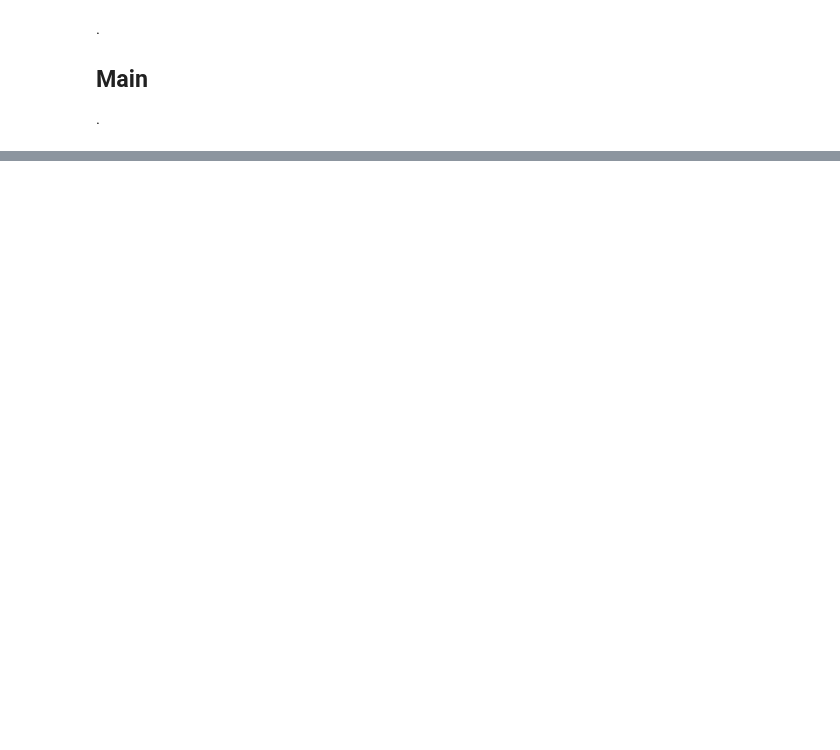
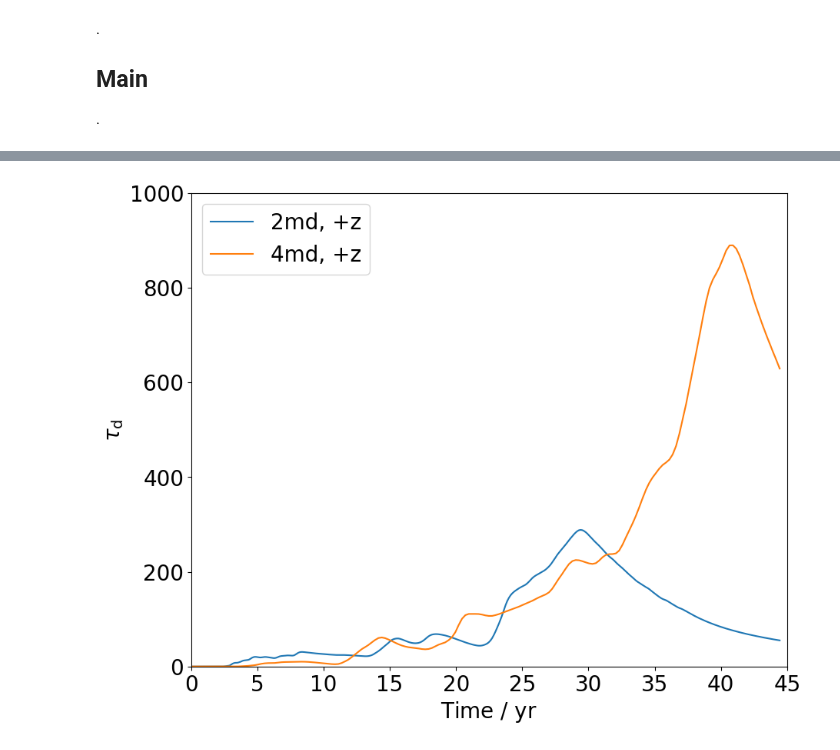
Before and after one commit to chunliangmu/RTinCEE-scripts-2024, a Jupyter notebook: script_TauDust.ipynb, the cells around one changed output, grey strips where cells are left out. Saved outputs shown, nothing was run; the diff lists cells and outputs as text; code cells hidden in the pictures; blank space fills up the shorter version.

```diff
--- a/script_TauDust.ipynb
+++ b/script_TauDust.ipynb
@@ -142,9 +142,8 @@ if __name__ == '__main__' and not do_debug:
             'tau_dust' : np.full(len(file_indexes), np.nan),
         }
 
-
         for ifile, file_index in enumerate(file_indexes):
-            mpdf = mpdf_read(job_name, file_index, eos_opacity, reset_xyz_by='R1', verbose=1)
+            mpdf = mpdf_read(job_name, file_index, eos_opacity, reset_xyz_by='CoM', verbose=1)
 
             # select the closer to the observer half that matters
             assert np.count_nonzero(ray) == 1 and ray[1, 2]
@@ -156,7 +155,7 @@ if __name__ == '__main__' and not do_debug:
 
             tau_dust = np.sum(dtaus)
             if is_verbose(verbose, 'info'):
-                say('info', None, verbose, f"{tau_dust = }")
+                say('info', None, verbose, f"{job_nickname}_{file_index:05d}: {tau_dust = :7.3f}")
 
             data['times'][ifile] = mpdf.get_time()
             data['tau_dust'][ifile] = tau_dust
@@ -164,6 +163,9 @@ if __name__ == '__main__' and not do_debug:
             del pts_on_ray, dtaus, pts_order, tau_dust
 
         # save data
-        with open(f"{interm_dir}taudust.{job_nickname}.json", 'w') as f:
+        outfilename = f"{interm_dir}taudust.{job_nickname}.json"
+        with open(outfilename, 'w') as f:
             mupl.json_dump(data, f, metadata)
+        if is_verbose(verbose, 'note'):
+            say('note', None, verbose, f"Saved to '{outfilename}'.")
 # %% [output]
@@ -172,0 +189,25 @@ FileNotFoundError: [Errno 2] No such file or directory: '../raw/luis_2md/light_0
+# %%
+if __name__ == '__main__' and not do_debug:
+
+    fig, ax = plt.subplots(figsize=(10, 8))
+
+    for job_nickname in job_nicknames:
+        with open(f"{interm_dir}taudust.{job_nickname}.json", 'r') as f:
+            data = mupl.json_load(f, metadata)
+        mask = np.isfinite(data['times'])
+        xs = data['times'][mask]
+        ys = data['tau_dust'][mask]
+        ax.plot(xs, ys, label=f"{job_nickname}, +z")
+
+    ax.set_xlim((0,  45))
+    ax.set_ylim((0, 400))
+    ax.set_xlabel(f"Time / {xs.unit.to_string('latex_inline')}")
+    ax.set_ylabel(f"$\\tau_\\mathrm{{d}}$")
+    ax.legend()
+
+    fig.savefig(f"{output_dir}taudust.pdf")
+
+    ax.set_ylim((0, 1000))
+    fig.savefig(f"{output_dir}taudust-more.pdf")
+# %% [output]
+[figure, added]
```
Also changed, not shown: parts of 2 cells of this notebook, 1 other file.
